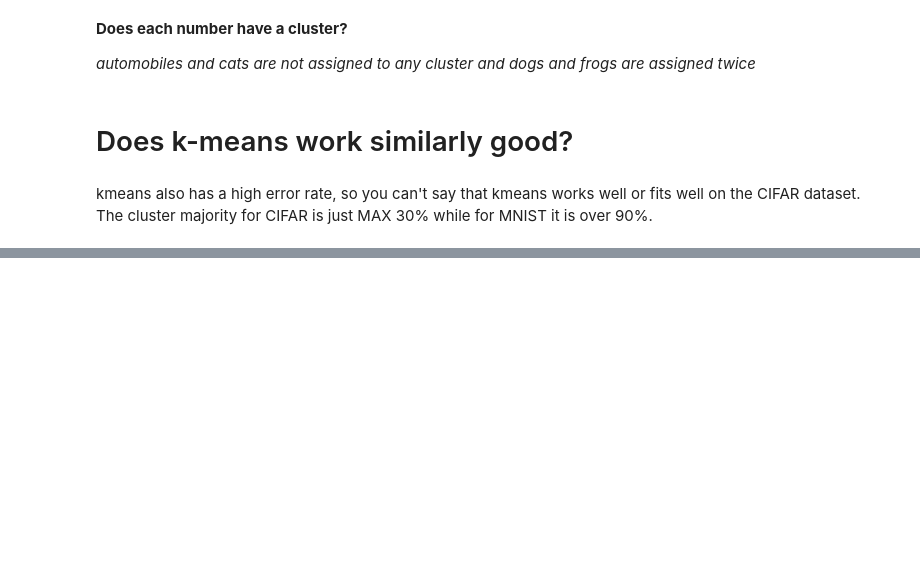
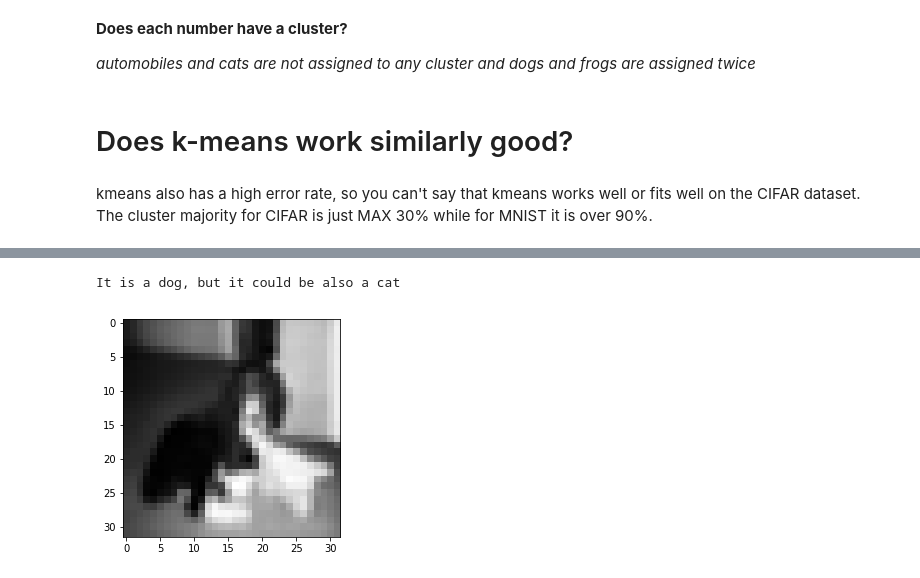
Before and after one commit to oliveralbrecht94/ATDIT2, a Jupyter notebook: Solution/Task E.ipynb, the cells around one changed output, grey strips where cells are left out. Drawn from its saved outputs; the diff is of its cells as text; code cells hidden in the pictures; blank space fills up the shorter version.

```diff
--- a/Solution/Task E.ipynb
+++ b/Solution/Task E.ipynb
@@ -451,0 +465,8 @@ plt.show()
+# %%
+plt.imshow(rgb2gray(train_images[128]))
+label_index = int(train_labels[128])
+print("It is a "+ class_names[label_index] +", but it could be also a cat")
+plt.show()
+# %% [output]
+It is a dog, but it could be also a cat
+[figure, added]
```
Also changed, not shown: parts of 21 cells of this notebook.
